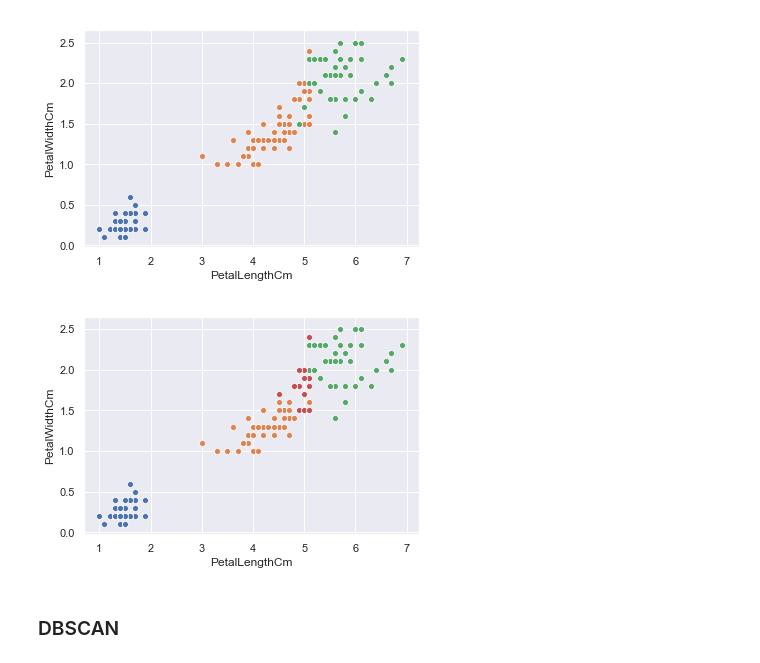
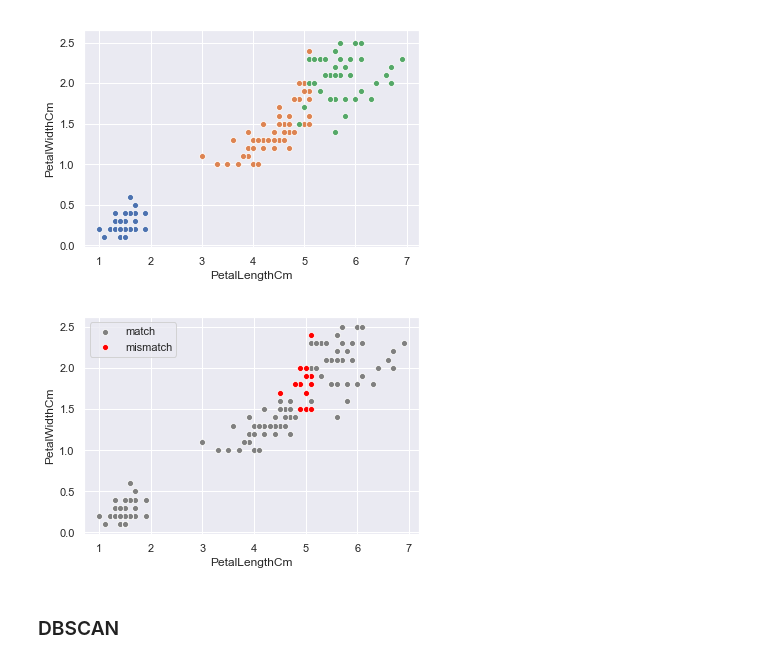
Before and after one commit to omoell/IRIS_classification, a Jupyter notebook: IRIS_classification.ipynb, the cells around one changed output. Saved outputs shown, nothing was run; the diff lists cells and outputs as text; code cells hidden in the pictures.

```diff
--- a/IRIS_classification.ipynb
+++ b/IRIS_classification.ipynb
@@ -415,11 +415,9 @@ sns.scatterplot(X["PetalLengthCm"][km_predict==2], X["PetalWidthCm"][km_predict=
 # %%
 y_coded = y.copy()
 y_coded.replace(to_replace=["Iris-setosa", "Iris-versicolor", "Iris-virginica"], value=[1,0,2], inplace=True)
-sns.scatterplot(X["PetalLengthCm"][(y_coded == km_predict) & (km_predict == 1)], X["PetalWidthCm"][(y_coded == km_predict) & (km_predict == 1)])
-sns.scatterplot(X["PetalLengthCm"][(y_coded == km_predict) & (km_predict == 0)], X["PetalWidthCm"][(y_coded == km_predict) & (km_predict == 0)])
-sns.scatterplot(X["PetalLengthCm"][(y_coded == km_predict) & (km_predict == 2)], X["PetalWidthCm"][(y_coded == km_predict) & (km_predict == 2)])
-sns.scatterplot(X["PetalLengthCm"][y_coded!=km_predict], X["PetalWidthCm"][y_coded!=km_predict]);
+sns.scatterplot(X["PetalLengthCm"][(y_coded == km_predict)], X["PetalWidthCm"][(y_coded == km_predict)], color="grey", label="match")
+sns.scatterplot(X["PetalLengthCm"][y_coded!=km_predict], X["PetalWidthCm"][y_coded!=km_predict], color="red", label="mismatch");
 # %% [output]
-[figure, old version]
+[figure, new version]
 # %% [markdown]
 ### DBSCAN
```
Also changed, not shown: parts of 3 cells of this notebook.
